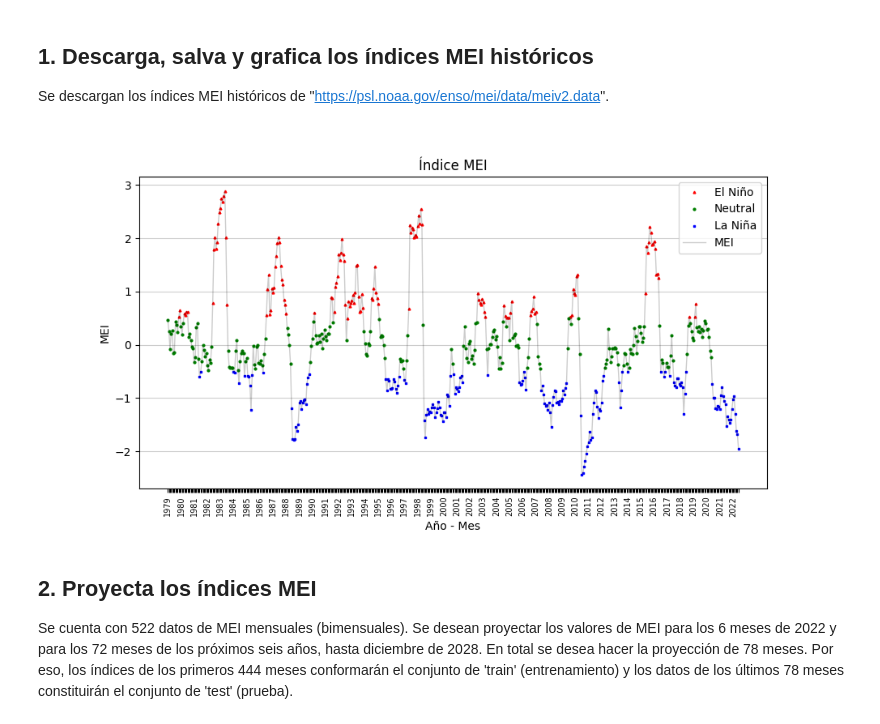
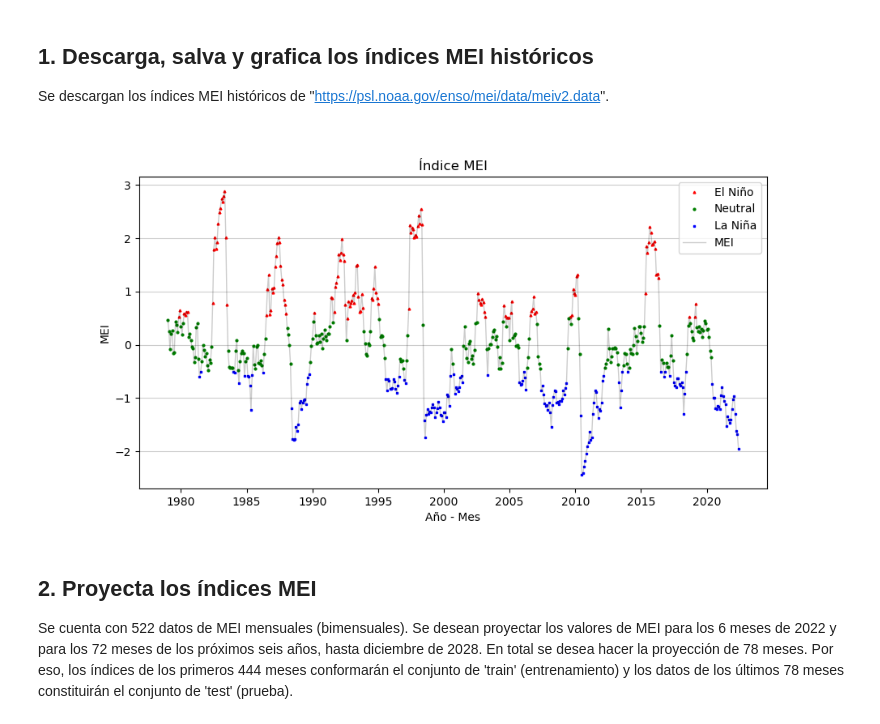
Before and after one commit to EricJDavila/Ppbe, a Jupyter notebook: N01_ProyeccionMEI.ipynb, the cells around one changed output. Drawn from its saved outputs; the diff is of its cells as text; code cells hidden in the pictures.

```diff
--- a/N01_ProyeccionMEI.ipynb
+++ b/N01_ProyeccionMEI.ipynb
@@ -59,4 +74,4 @@ meiL.to_parquet("parquet/meiL.parquet.gzip", compression='gzip')
 #*******************************************************************************
 # 1.3. Lee el archivo meiL que está en formato parquet.
 #*******************************************************************************
-meiL = pd.read_parquet('parquet/meiL.parquet.gzip')
+meiL = pd.read_parquet('parquet/meiL.parquet.gzip', engine='fastparquet')
@@ -70,33 +80,32 @@ meiL = pd.read_parquet('parquet/meiL.parquet.gzip')
 # %%
 #*******************************************************************************
 # 1.4. Grafica los índices meiL.
 #*******************************************************************************
-#meiL.plot()
 ind = np.arange(522)
 fig = plt.figure(figsize=(10,5))
 ax1 = fig.add_subplot(1, 1, 1)  # Crea una figura conteniendo un solo eje.
 plt.subplots_adjust(left=None, bottom=None, right=None, top=None, wspace=None, hspace=None)
 #p1 = ax1(ind, eventosSTRCausaTotal.values)
 ax1.set_title ('Índice MEI')
 ax1.set_ylabel ('MEI')
 ax1.set_xlabel ('Año - Mes')
-ax1.set_xticks(ind, labels=meiL.etiquetaX, rotation=90, fontsize=7)
+#ax1.set_xticks(ind, labels=meiL.etiquetaX, rotation=90, fontsize=7)
 #plt.xticks(rotation=90)
 #
 superior = 0.5
 inferior = -0.5
 nino = np.ma.masked_where(meiL.mei < superior, meiL.mei) #La máscara borra dato.
 nina = np.ma.masked_where(meiL.mei > inferior, meiL.mei)
 neutral = np.ma.masked_where((meiL.mei <= inferior) | (meiL.mei >= superior), meiL.mei)
-ax1.plot(ind, nino, 'r^', label='El Niño', markersize=2)
-ax1.plot(ind, neutral, 'go', label='Neutral', markersize=2)
-ax1.plot(ind, nina, 'bs', label='La Niña', markersize=2)
-ax1.plot(ind, meiL.mei, 'k-', label='MEI', linewidth=1, alpha=0.2)
+ax1.plot(meiL.index, nino, 'r^', label='El Niño', markersize=2)
+ax1.plot(meiL.index, neutral, 'go', label='Neutral', markersize=2)
+ax1.plot(meiL.index, nina, 'bs', label='La Niña', markersize=2)
+ax1.plot(meiL.index, meiL.mei, 'k-', label='MEI', linewidth=1, alpha=0.2)
 plt.legend(loc='best')
 plt.grid(axis='y', color='k', alpha=0.2)
 plt.show()
 # %% [output]
-[figure, old version]
+[figure, new version]
 # %% [markdown]
 ## 2. Proyecta los índices MEI
 Se cuenta con 522 datos de MEI mensuales (bimensuales). Se desean proyectar los valores de MEI para los 6 meses de 2022 y para los 72 meses de los próximos seis años, hasta diciembre de 2028. En total se desea hacer la proyección de 78 meses.
```
Also changed, not shown: parts of 52 cells of this notebook, 15 other files.
